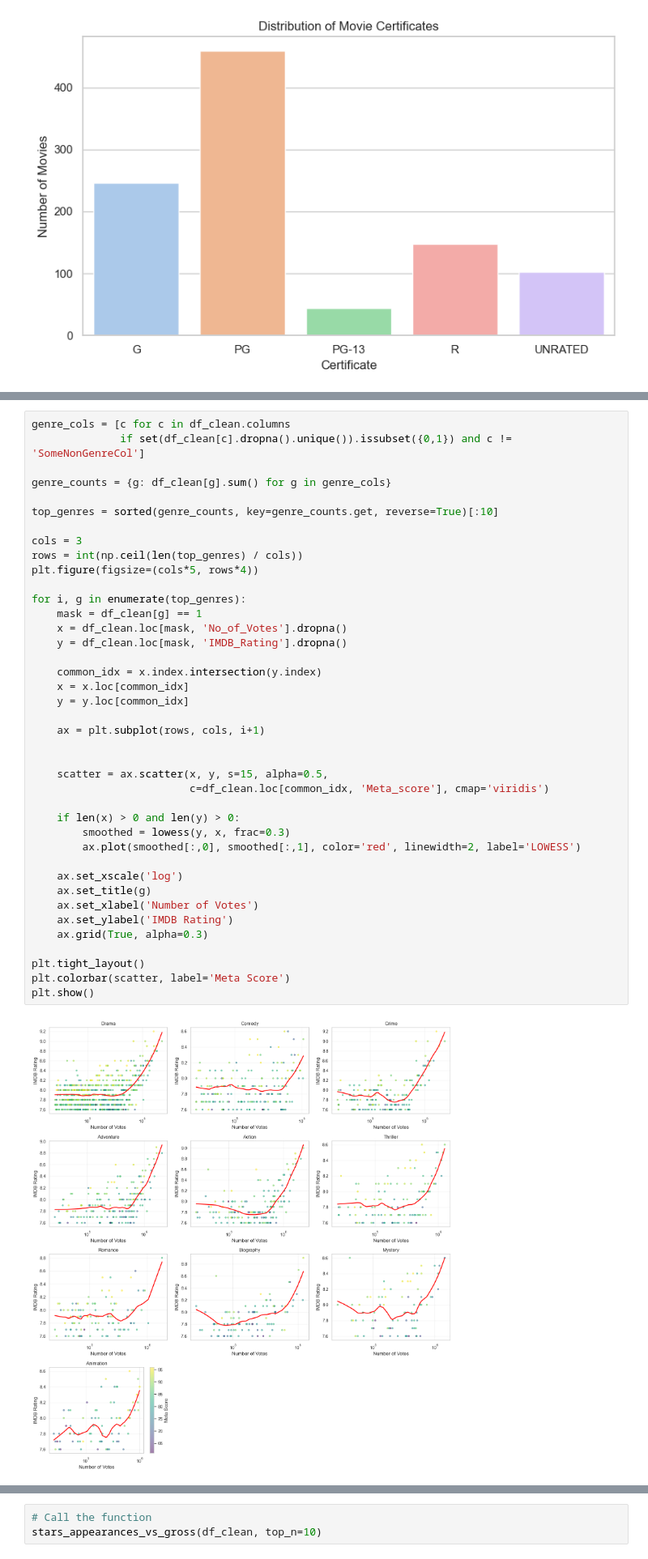
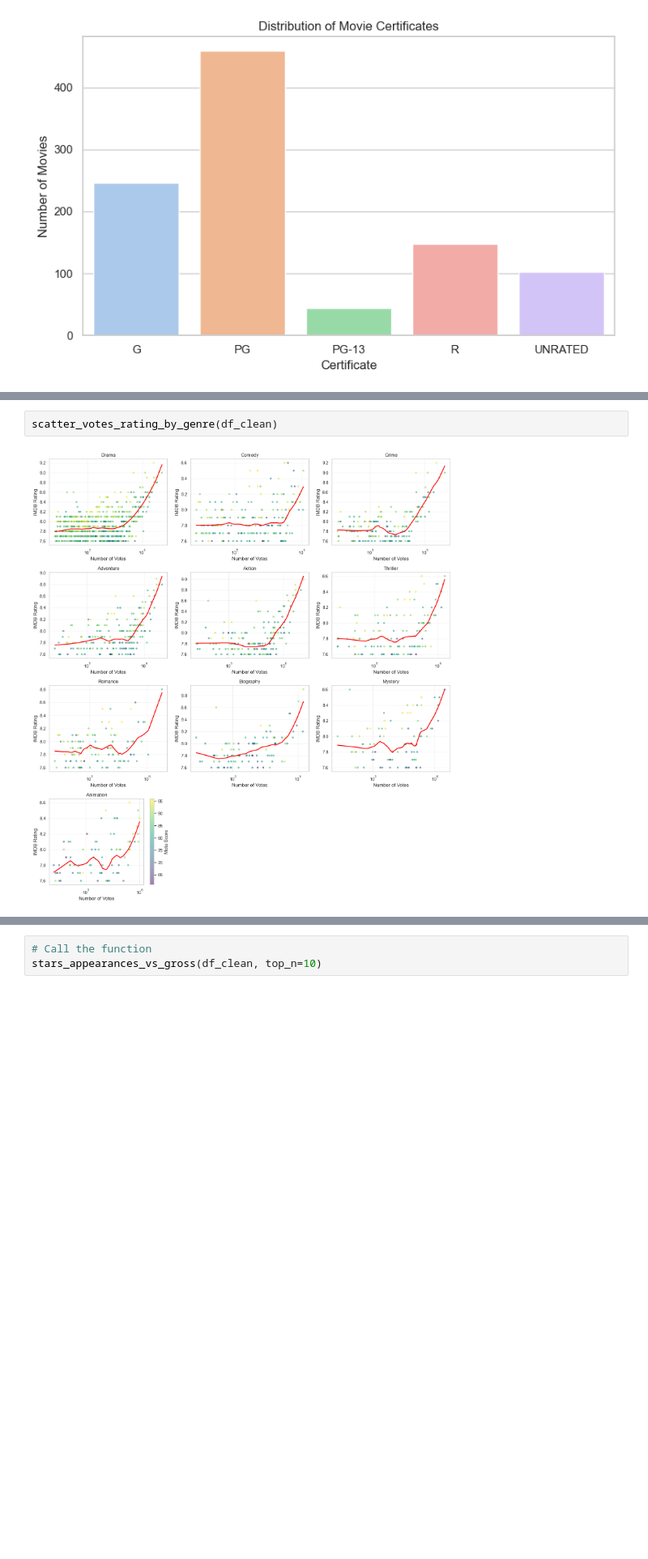
Before and after one commit to mariajuliapessoa/pproductions_imdb_model_lh_cd, a Jupyter notebook: notebooks/EDA.ipynb, the cells around one changed output, grey strips where cells are left out. Shown at 81% size. Cells and saved outputs as stored; diff of their text form; blank space fills up the shorter version.

```diff
--- a/notebooks/EDA.ipynb
+++ b/notebooks/EDA.ipynb
@@ -411,42 +356,4 @@ plt.show()
 # %%
-genre_cols = [c for c in df_clean.columns
-              if set(df_clean[c].dropna().unique()).issubset({0,1}) and c != 'SomeNonGenreCol']
-
-genre_counts = {g: df_clean[g].sum() for g in genre_cols}
-
-top_genres = sorted(genre_counts, key=genre_counts.get, reverse=True)[:10]
-
-cols = 3
-rows = int(np.ceil(len(top_genres) / cols))
-plt.figure(figsize=(cols*5, rows*4))
-
-for i, g in enumerate(top_genres):
-    mask = df_clean[g] == 1
-    x = df_clean.loc[mask, 'No_of_Votes'].dropna()
-    y = df_clean.loc[mask, 'IMDB_Rating'].dropna()
-
-    common_idx = x.index.intersection(y.index)
-    x = x.loc[common_idx]
-    y = y.loc[common_idx]
-
-    ax = plt.subplot(rows, cols, i+1)
-
-
-    scatter = ax.scatter(x, y, s=15, alpha=0.5,
-                         c=df_clean.loc[common_idx, 'Meta_score'], cmap='viridis')
-
-    if len(x) > 0 and len(y) > 0:
-        smoothed = lowess(y, x, frac=0.3)
-        ax.plot(smoothed[:,0], smoothed[:,1], color='red', linewidth=2, label='LOWESS')
-
-    ax.set_xscale('log')
-    ax.set_title(g)
-    ax.set_xlabel('Number of Votes')
-    ax.set_ylabel('IMDB Rating')
-    ax.grid(True, alpha=0.3)
-
-plt.tight_layout()
-plt.colorbar(scatter, label='Meta Score')
-plt.show()
+scatter_votes_rating_by_genre(df_clean)
 # %% [output]
-[figure, old version]
+[figure, new version]
```
Also changed, not shown: parts of 16 cells of this notebook, 3 other files.
